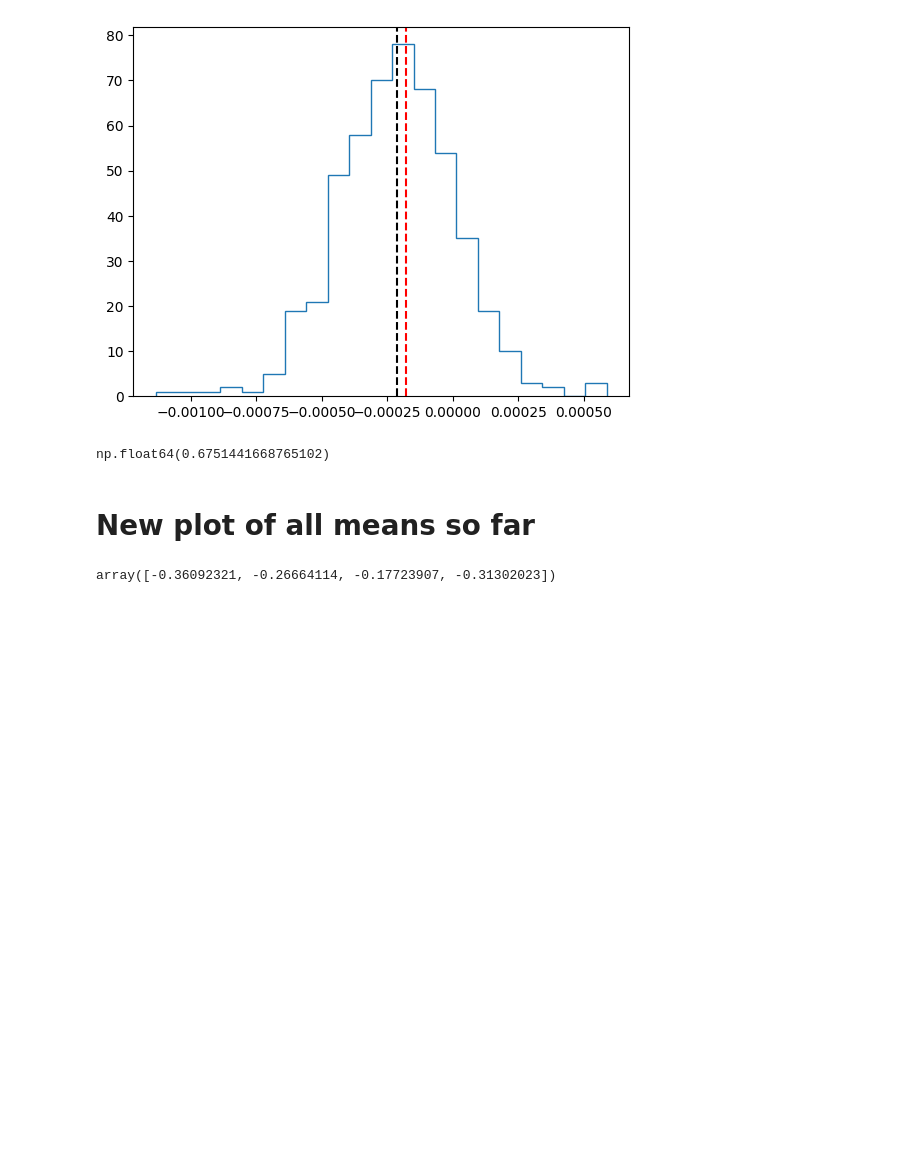
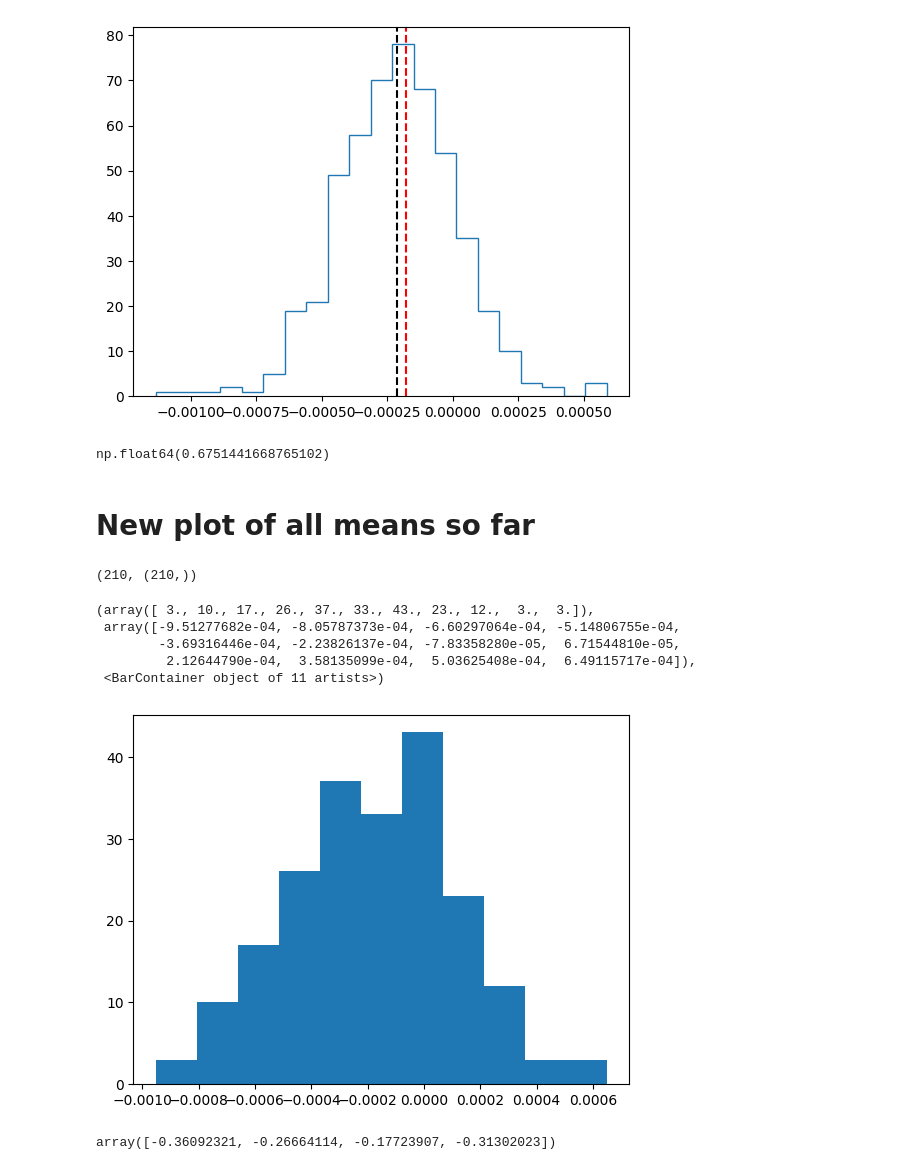
Before and after one commit to LSSTDESC/BPD, a Jupyter notebook: notebooks/sep26-new-boots-examine.ipynb, the cells around one changed output. Saved outputs shown, nothing was run; the diff lists cells and outputs as text; code cells hidden in the pictures; blank space fills up the shorter version.

```diff
--- a/notebooks/sep26-new-boots-examine.ipynb
+++ b/notebooks/sep26-new-boots-examine.ipynb
@@ -113,6 +113,19 @@ for fp in boot_fpaths:
     err_boot.append(sigb)
 m_boot = np.array(m_boot)
 err_boot = np.array(err_boot)
+# %%
+len(set(mb)), mb.shape
+# %% [output]
+(210, (210,))
+# %%
+plt.hist(mb, bins=11)
+# %% [output]
+(array([ 3., 10., 17., 26., 37., 33., 43., 23., 12.,  3.,  3.]),
+ array([-9.51277682e-04, -8.05787373e-04, -6.60297064e-04, -5.14806755e-04,
+        -3.69316446e-04, -2.23826137e-04, -7.83358280e-05,  6.71544810e-05,
+         2.12644790e-04,  3.58135099e-04,  5.03625408e-04,  6.49115717e-04]),
+ <BarContainer object of 11 artists>)
+[figure, added]
 # %%
 m_full/1e-3
 # %% [output]
```
Also changed, not shown: parts of 4 cells of this notebook, 12 other files.
